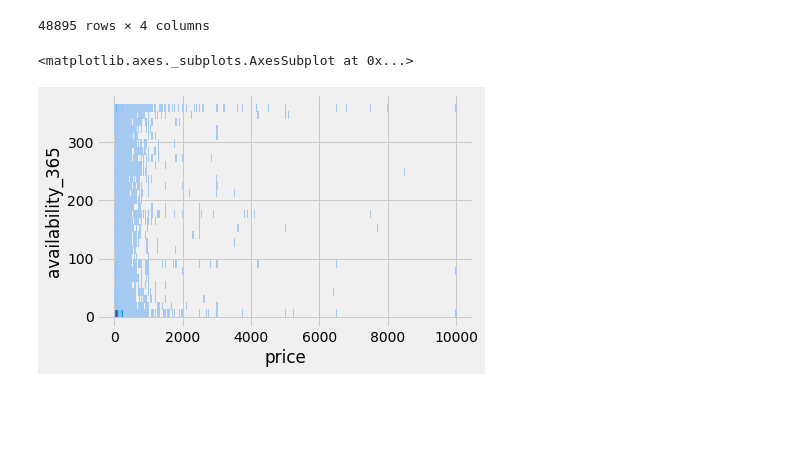
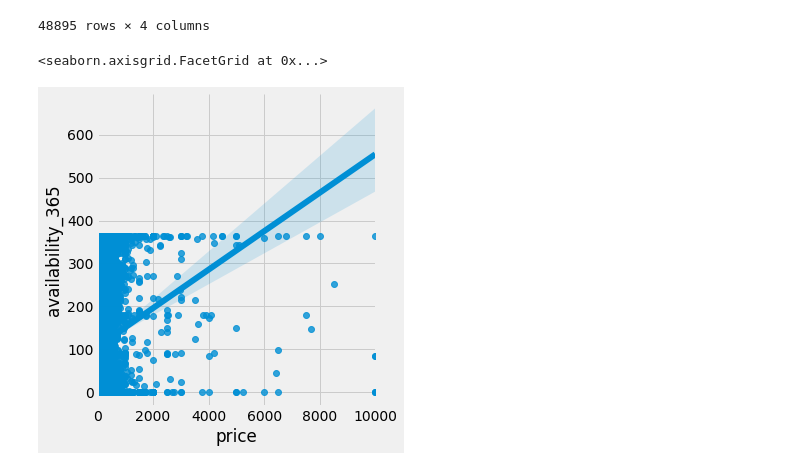
Before and after one commit to byhqsr/Indonesia-AI, a Jupyter notebook: Interm_Python_Final_Project.ipynb, the cells around one changed output. Drawn from its saved outputs; the diff is of its cells as text; code cells hidden in the pictures; blank space fills up the shorter version.

```diff
--- a/Interm_Python_Final_Project.ipynb
+++ b/Interm_Python_Final_Project.ipynb
@@ -143,7 +163,7 @@ airbnb
 | 48894 | 90 | 2019-06-23 | 1.373221 | 23 |
 48895 rows × 4 columns
 # %%
-sns.histplot(x='price', y='availability_365', data=airbnb)
+sns.lmplot(x='price', y='availability_365', data=airbnb)
 # %% [output]
-<matplotlib.axes._subplots.AxesSubplot at 0x...>
+<seaborn.axisgrid.FacetGrid at 0x...>
-[figure, old version]
+[figure, new version]
```
Also changed, not shown: parts of 1 cell of this notebook.
